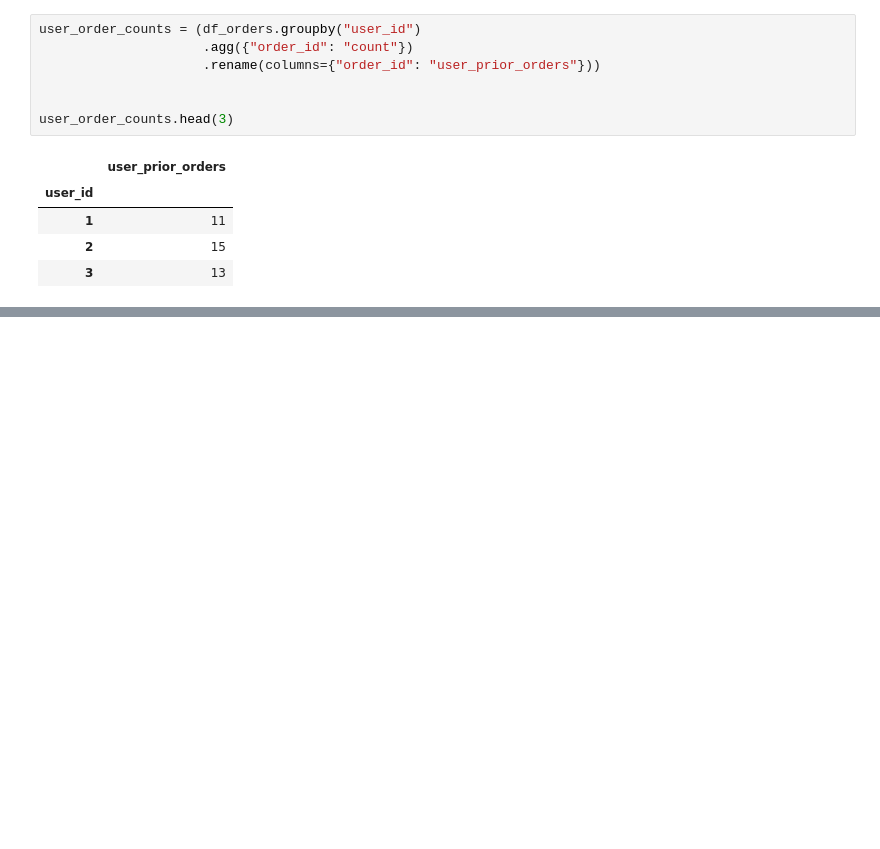
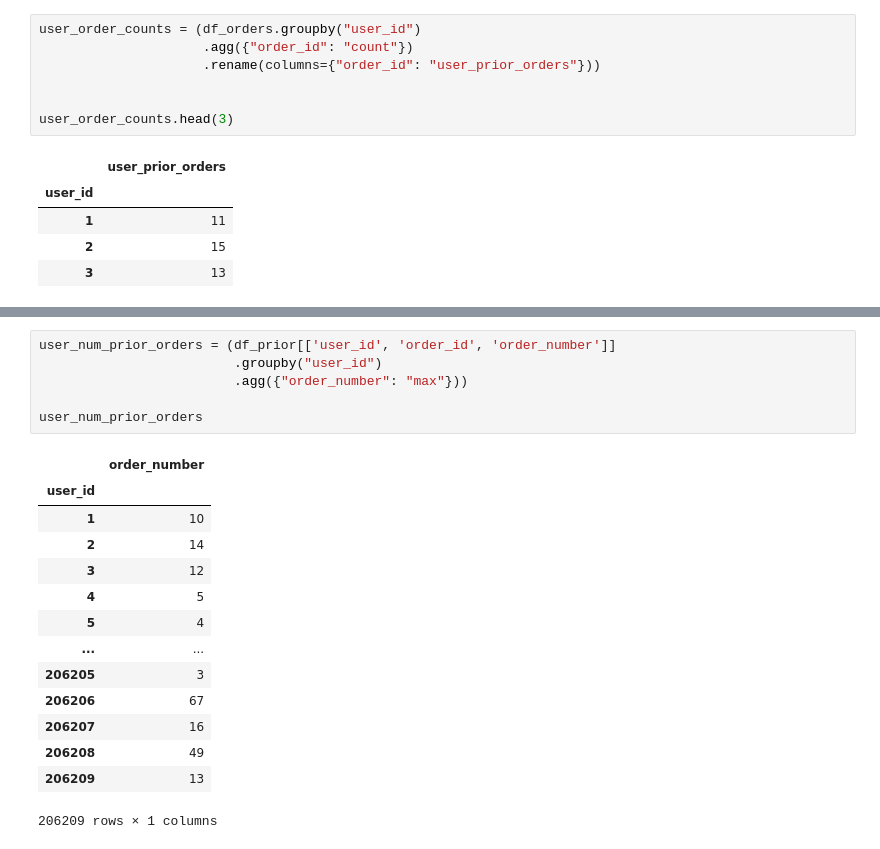
Before and after one commit to edubu2/metis-project3, a Jupyter notebook: code/feature_engineering_2.ipynb, the cells around one changed output, grey strips where cells are left out. Drawn from its saved outputs; the diff is of its cells as text; blank space fills up the shorter version.

```diff
--- a/code/feature_engineering_2.ipynb
+++ b/code/feature_engineering_2.ipynb
@@ -122,3 +158,24 @@ X.head(3)
 | 0 | 1 | 138 | 2 | [42475] | 0 | 1852 | 1136 | ... |
 | 55 | 1 | 709 | 1 | [4852, 3039, 49535, 14177, 28577,... | 0 | 1852 | 1136 | ... |
 | 190 | 1 | 777 | 1 | [16797, 43352, 6184] | 0 | 1852 | 1136 | ... |
+# %%
+user_num_prior_orders = (df_prior[['user_id', 'order_id', 'order_number']]
+                         .groupby("user_id")
+                         .agg({"order_number": "max"}))
+
+user_num_prior_orders
+# %% [output]
+|  | order_number |
+| user_id |  |
+| 1 | 10 |
+| 2 | 14 |
+| 3 | 12 |
+| 4 | 5 |
+| 5 | 4 |
+| ... | ... |
+| 206205 | 3 |
+| 206206 | 67 |
+| 206207 | 16 |
+| 206208 | 49 |
+| 206209 | 13 |
+206209 rows × 1 columns
```
Also changed, not shown: parts of 18 cells of this notebook, 1 other file.
